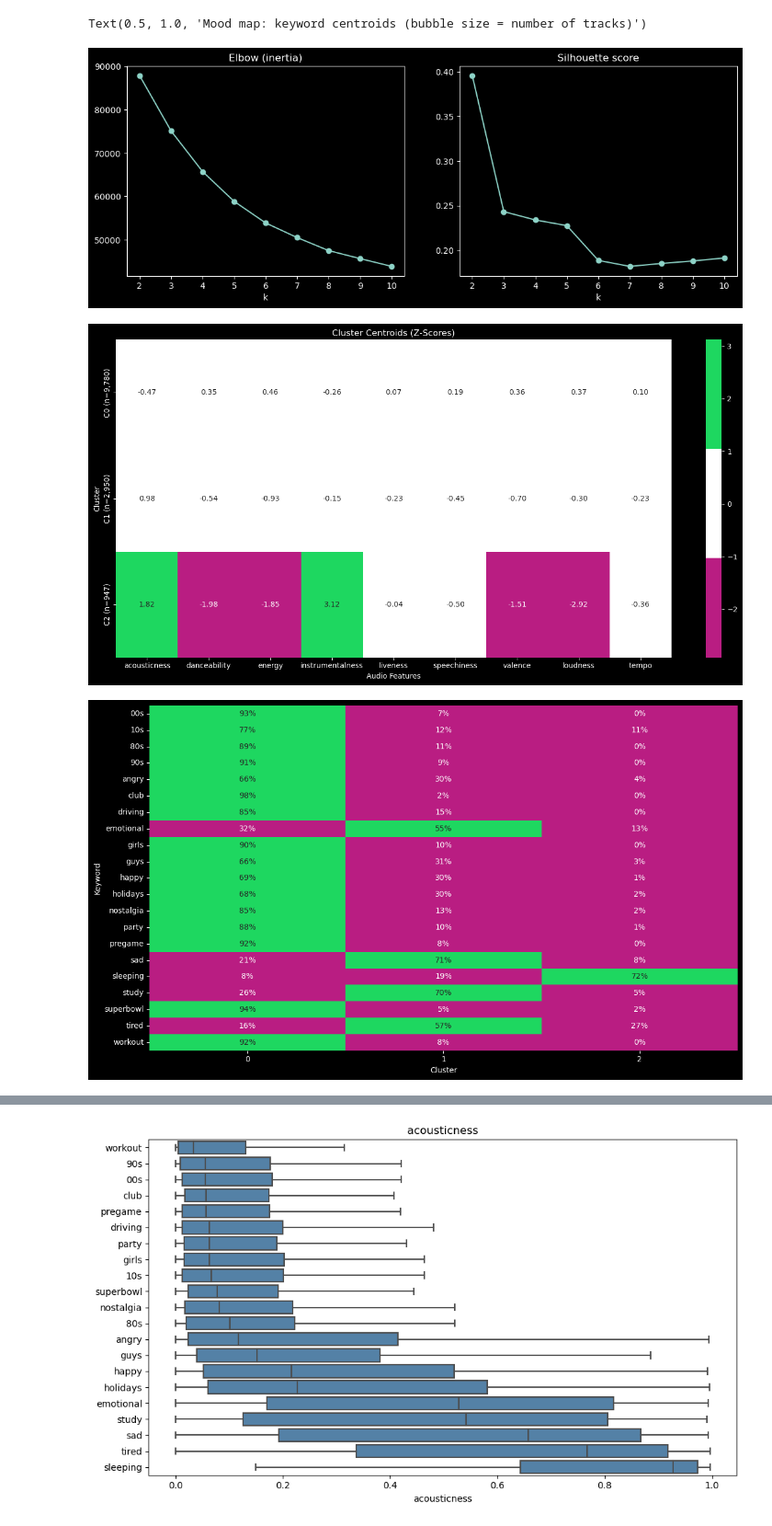
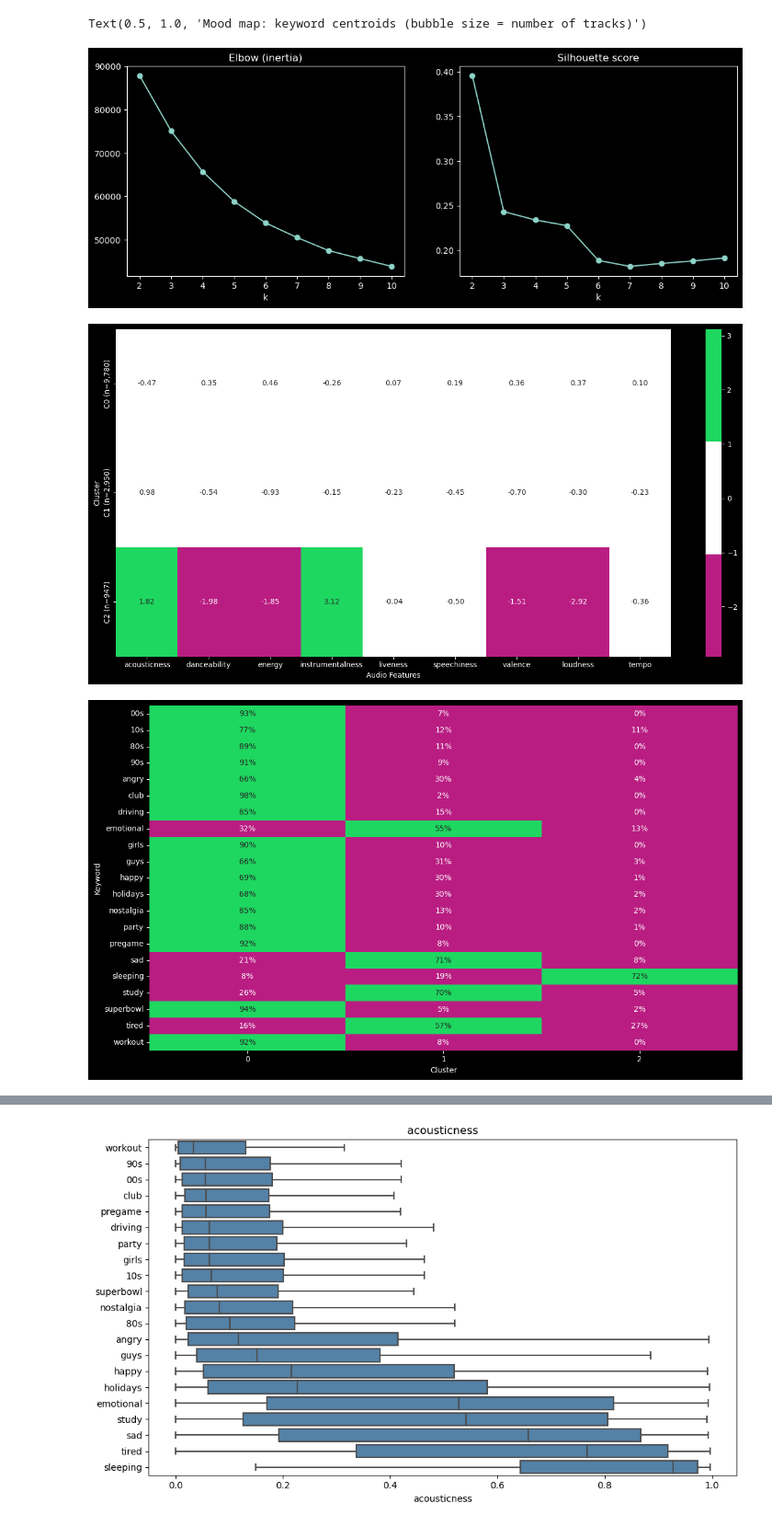
Before and after one commit to jjmecca/DiDa-425-Spotify-Data-Journalism-Project, a Jupyter notebook: clustering graph.ipynb, the cells around one changed output, grey strips where cells are left out. Shown at 92% size. Drawn from its saved outputs; the diff is of its cells as text; code cells hidden in the pictures.

```diff
--- a/clustering graph.ipynb
+++ b/clustering graph.ipynb
@@ -64,7 +64,6 @@ sns.heatmap(
     center=0
 )
 
-plt.title("Cluster Centroids (Z-Scores)")
 plt.xlabel("Audio Features")
 plt.ylabel("Cluster")
 plt.tight_layout()
@@ -92,34 +91,34 @@ sns.heatmap(
 )
 
 
 plt.xlabel("Cluster")
 plt.ylabel("Keyword")
 plt.tight_layout()
 
 
 
 plt.figure(figsize=(11, 9))
 bg = df_kw.dropna(subset=["valence", "energy"])
 plt.scatter(bg.valence, bg.energy, s=6, alpha=0.12, color="grey")
 cent = df_kw.groupby("keyword")[["valence", "energy"]].mean()
 size = df_kw.groupby("keyword").size()
 plt.scatter(cent.valence, cent.energy, s=size / size.max() * 600 + 40, c="crimson", alpha=0.8,
             edgecolor="white")
 for kw, r in cent.iterrows():
     plt.annotate(kw, (r.valence, r.energy), xytext=(5, 5), textcoords="offset points", fontsize=10,
                  weight="bold")
 plt.axvline(0.5, color="k", ls=":", lw=1)
 plt.axhline(0.5, color="k", ls=":", lw=1)
 for txt, (x, y) in {"calm / sad": (0.02, 0.02), "calm / happy": (0.78, 0.02),
                     "intense / dark": (0.02, 0.95), "energetic / happy": (0.72, 0.95)}.items():
     plt.text(x, y, txt, fontsize=11, alpha=0.5, style="italic")
 plt.xlabel("valence (musical positivity)")
 plt.ylabel("energy")
 plt.title("Mood map: keyword centroids (bubble size = number of tracks)")
 # %% [output]
 Text(0.5, 1.0, 'Mood map: keyword centroids (bubble size = number of tracks)')
 [figure]
-[figure, old version]
+[figure, new version]
 [figure]
 [figure]
 # %%
```
